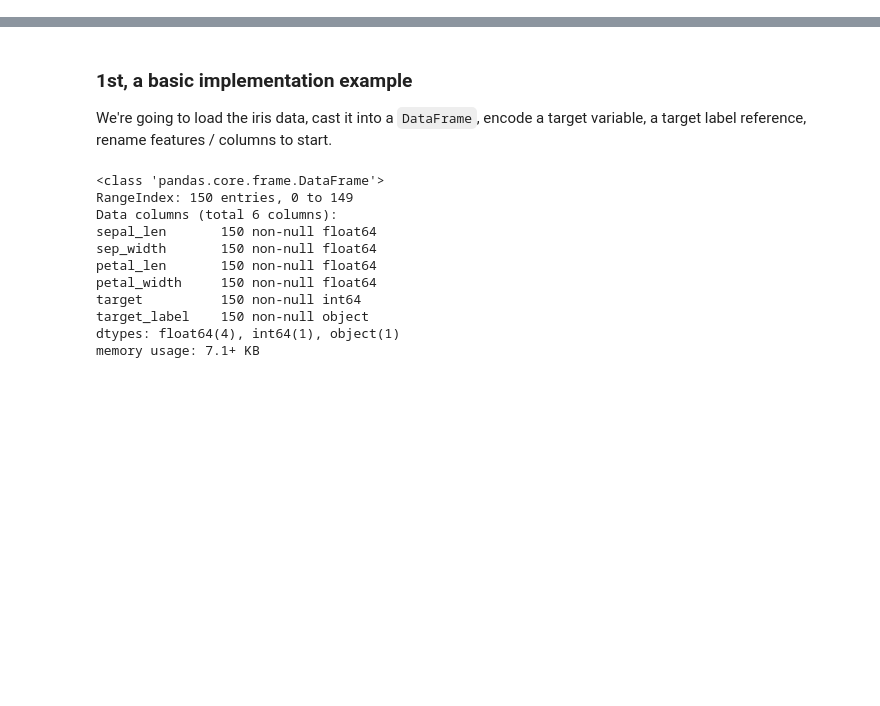
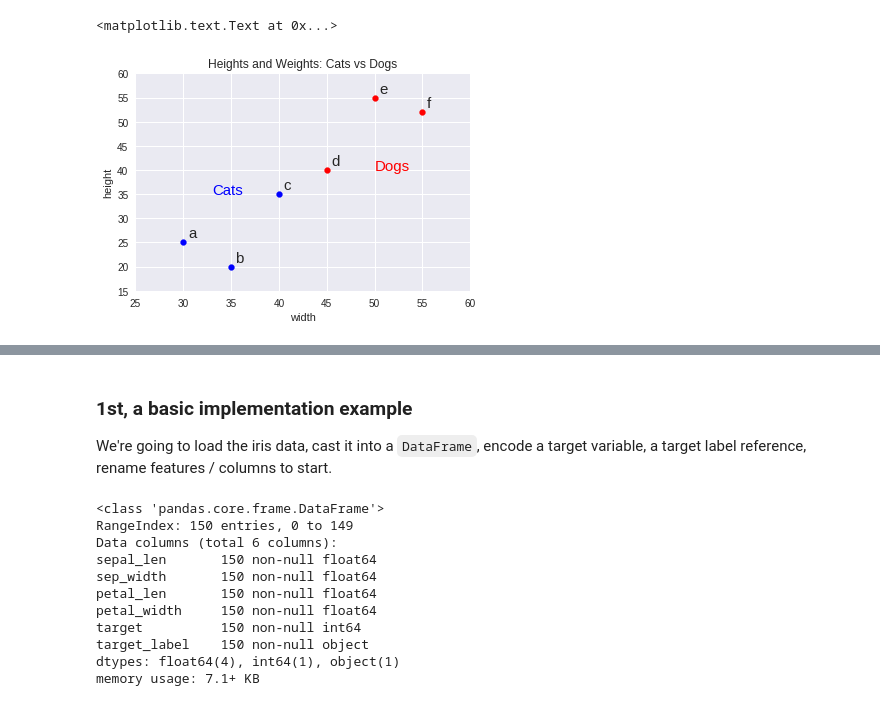
Before and after one commit to ga-curriculum/lesson-knn, a Jupyter notebook: 1.1-classification-with-knn-visualized-nooutput.ipynb, the cells around one changed output, grey strips where cells are left out. Saved outputs shown, nothing was run; the diff lists cells and outputs as text; code cells hidden in the pictures; blank space fills up the shorter version.

```diff
--- a/1.1-classification-with-knn-visualized-nooutput.ipynb
+++ b/1.1-classification-with-knn-visualized-nooutput.ipynb
@@ -170,0 +189,10 @@ for unclassified_point in sample:
+# %%
+data = {
+    "animal": ["cat", "cat", "cat", "dog", "dog", "dog"],
+    "width": [30, 35, 40, 45, 50, 55],
+    "height": [25, 20, 35, 40, 55, 52]
+}
+
+df = pd.DataFrame(data)
+df.index = ["a", "b", "c", "d", "e", "f"]
+df
@@ -170,0 +207,27 @@ for unclassified_point in sample:
+# %%
+cat_plot = df.query('animal == "cat"').plot(
+    title="Heights and Weights: Cats vs Dogs",
+    kind="scatter",
+    x="width", y="height", s=35,
+    color="blue"
+)
+
+dog_plot = df.query('animal == "dog"').plot(
+    kind="scatter",
+    x="width", y="height", color="red", s=35,
+    ax=cat_plot
+)
+
+dog_plot.set_xlim([25,60])
+dog_plot.set_ylim([15,60])
+
+## Add some labels to the points to keep reference
+for index, (animal, height, width) in df.iterrows():
+    plt.text(width + .5, height + 1, index, size=15)
+
+
+plt.text(33, 35, s = "Cats", color="blue", size=15)
+plt.text(50, 40, s = "Dogs", color="Red", size=15)
+# %% [output]
+<matplotlib.text.Text at 0x...>
+[figure, added]
```
Also changed, not shown: parts of 36 cells of this notebook.
